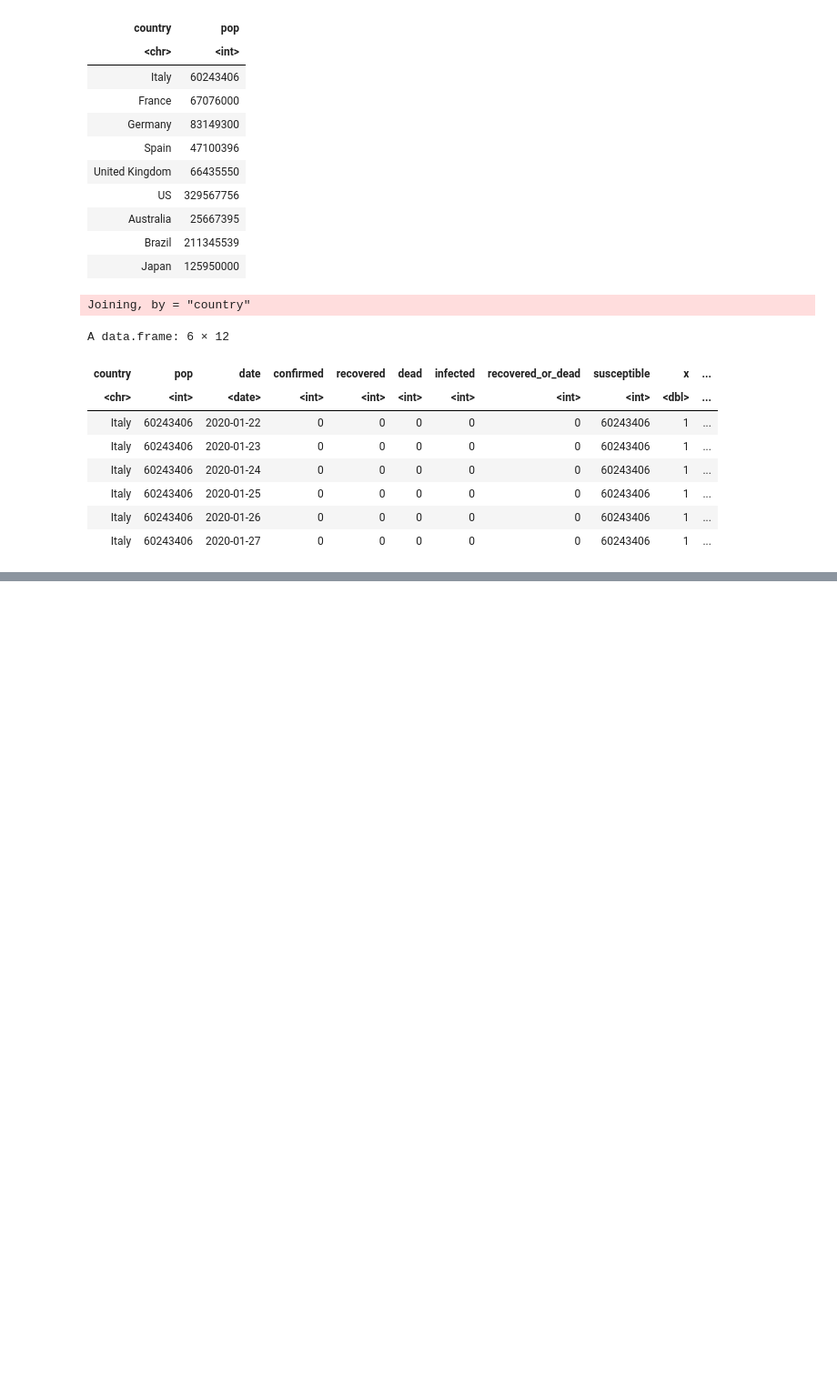
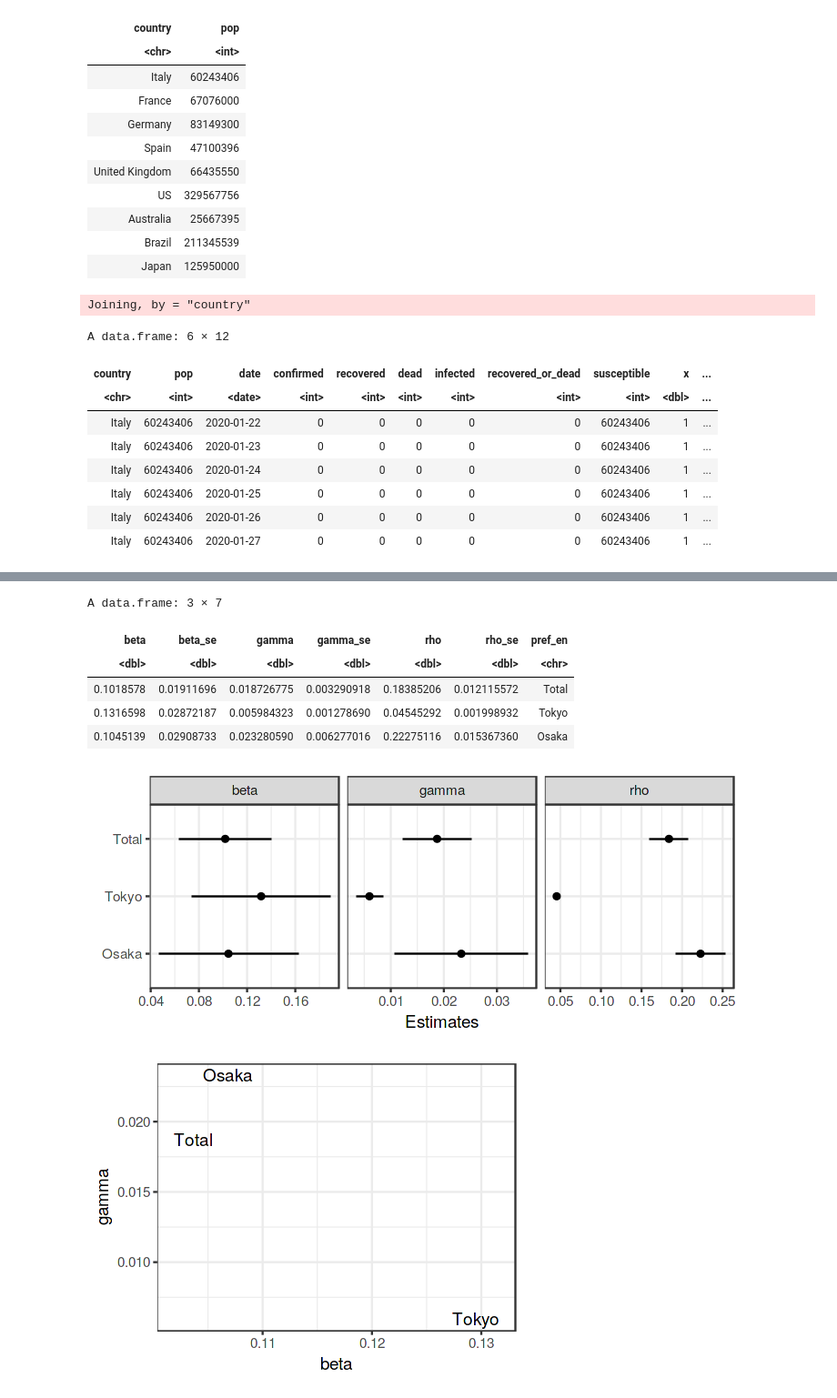
Before and after one commit to kota8/covid-sir, a Jupyter notebook: notebook/SIR-model-and-Simulation.ipynb, the cells around one changed output, grey strips where cells are left out. Shown at 91% size. Drawn from its saved outputs; the diff is of its cells as text; code cells hidden in the pictures; blank space fills up the shorter version.

```diff
--- a/notebook/SIR-model-and-Simulation.ipynb
+++ b/notebook/SIR-model-and-Simulation.ipynb
@@ -474,0 +561,40 @@ ggplot(world_data, aes(date, y)) +
+# %%
+jpn_est <- NULL
+for (p in unique(jpn_data$pref_en)) {
+  tmp <- filter(jpn_data, pref_en==p) %>%
+    arrange(date)
+  est <- estimate_sir_params(tmp$x, tmp$y, tmp$z)
+  tmp <- as.data.frame(est[c("beta", "beta_se", "gamma", "gamma_se", "rho", "rho_se")])
+  tmp$pref_en <- p
+  jpn_est <- rbind(jpn_est, tmp)
+}
+jpn_est
+
+
+options(repr.plot.width=6, repr.plot.height=2.5)
+pivot_longer(jpn_est, -pref_en, names_to="variable", values_to="value") %>%
+  mutate(type=ifelse(grepl("_se", variable), "se", "estimate")) %>%
+  mutate(variable=sub("_se", "", variable)) %>%
+  pivot_wider(id_cols=c(pref_en, variable), names_from=type, values_from=value) %>%
+  mutate(lb=estimate-2*se, ub=estimate+2*se) %>%
+ggplot(aes(pref_en)) +
+  geom_segment(aes(y=lb, yend=ub, xend=pref_en)) +
+  geom_point(aes(y=estimate)) +
+  facet_wrap(vars(variable), scales="free_x") +
+  xlab(element_blank()) + ylab("Estimates") +
+  coord_flip() +
+  theme_bw()
+
+options(repr.plot.width=4, repr.plot.height=3)
+ggplot(jpn_est, aes(beta, gamma)) +
+  geom_text(aes(label=pref_en), hjust="inward") +
+  theme_bw()
+# %% [output]
+A data.frame: 3 × 7
+| beta | beta_se | gamma | gamma_se | rho | rho_se | pref_en |
+| <dbl> | <dbl> | <dbl> | <dbl> | <dbl> | <dbl> | <chr> |
+| 0.1018578 | 0.01911696 | 0.018726775 | 0.003290918 | 0.18385206 | 0.012115572 | Total |
+| 0.1316598 | 0.02872187 | 0.005984323 | 0.001278690 | 0.04545292 | 0.001998932 | Tokyo |
+| 0.1045139 | 0.02908733 | 0.023280590 | 0.006277016 | 0.22275116 | 0.015367360 | Osaka |
+[figure, added]
+[figure, added]
```
Also changed, not shown: parts of 9 cells of this notebook.
